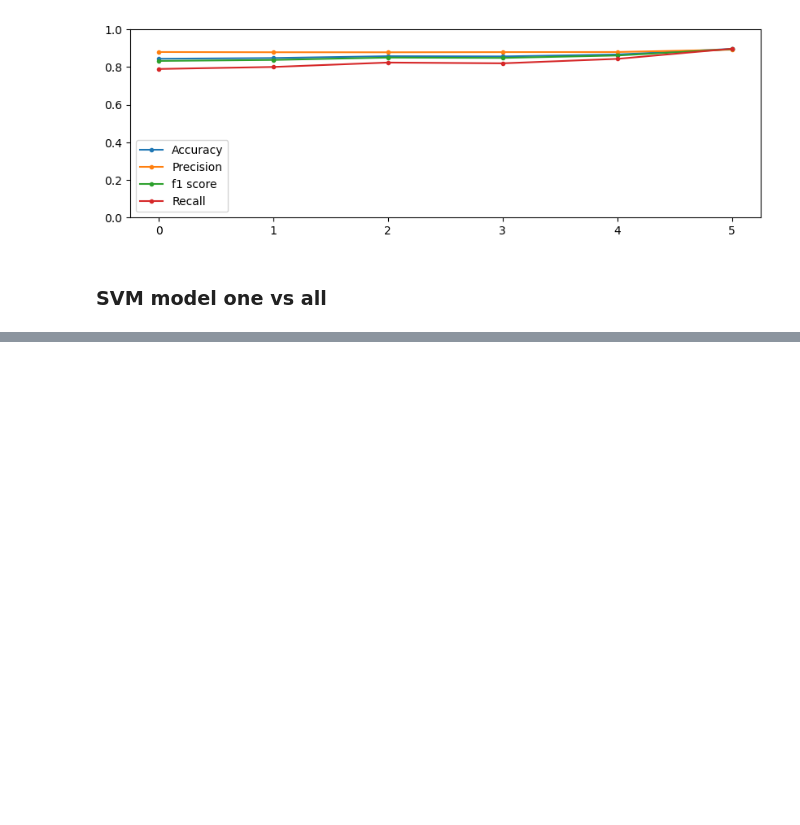
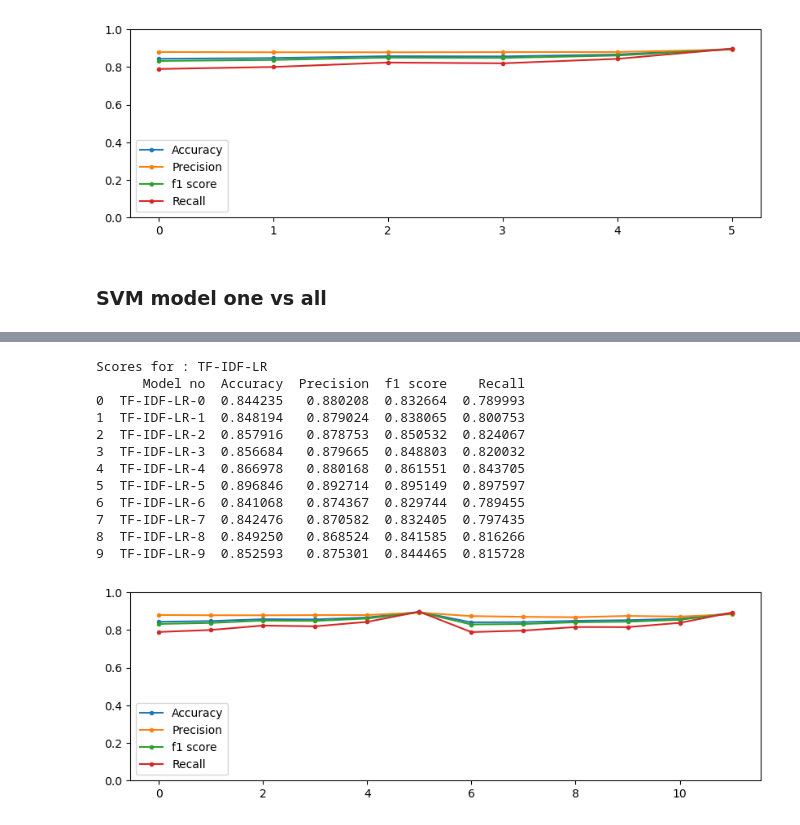
Before and after one commit to gyan-krishna/Amazon_food_review, a Jupyter notebook: 4. Naive Bayes.ipynb, the cells around one changed output, grey strips where cells are left out. Saved outputs shown, nothing was run; the diff lists cells and outputs as text; code cells hidden in the pictures; blank space fills up the shorter version.

```diff
--- a/4. Naive Bayes.ipynb
+++ b/4. Naive Bayes.ipynb
@@ -212,0 +226,16 @@ for i, pos in enumerate(pos_data):
+# %%
+evaluate_metrics("TF-IDF-LR", lr_bow_models, X_test, y_test)
+# %% [output]
+Scores for : TF-IDF-LR
+      Model no  Accuracy  Precision  f1 score    Recall
+0  TF-IDF-LR-0  0.844235   0.880208  0.832664  0.789993
+1  TF-IDF-LR-1  0.848194   0.879024  0.838065  0.800753
+2  TF-IDF-LR-2  0.857916   0.878753  0.850532  0.824067
+3  TF-IDF-LR-3  0.856684   0.879665  0.848803  0.820032
+4  TF-IDF-LR-4  0.866978   0.880168  0.861551  0.843705
+5  TF-IDF-LR-5  0.896846   0.892714  0.895149  0.897597
+6  TF-IDF-LR-6  0.841068   0.874367  0.829744  0.789455
+7  TF-IDF-LR-7  0.842476   0.870582  0.832405  0.797435
+8  TF-IDF-LR-8  0.849250   0.868524  0.841585  0.816266
+9  TF-IDF-LR-9  0.852593   0.875301  0.844465  0.815728
+[figure, added]
```
Also changed, not shown: parts of 4 cells of this notebook, 13 other files.
